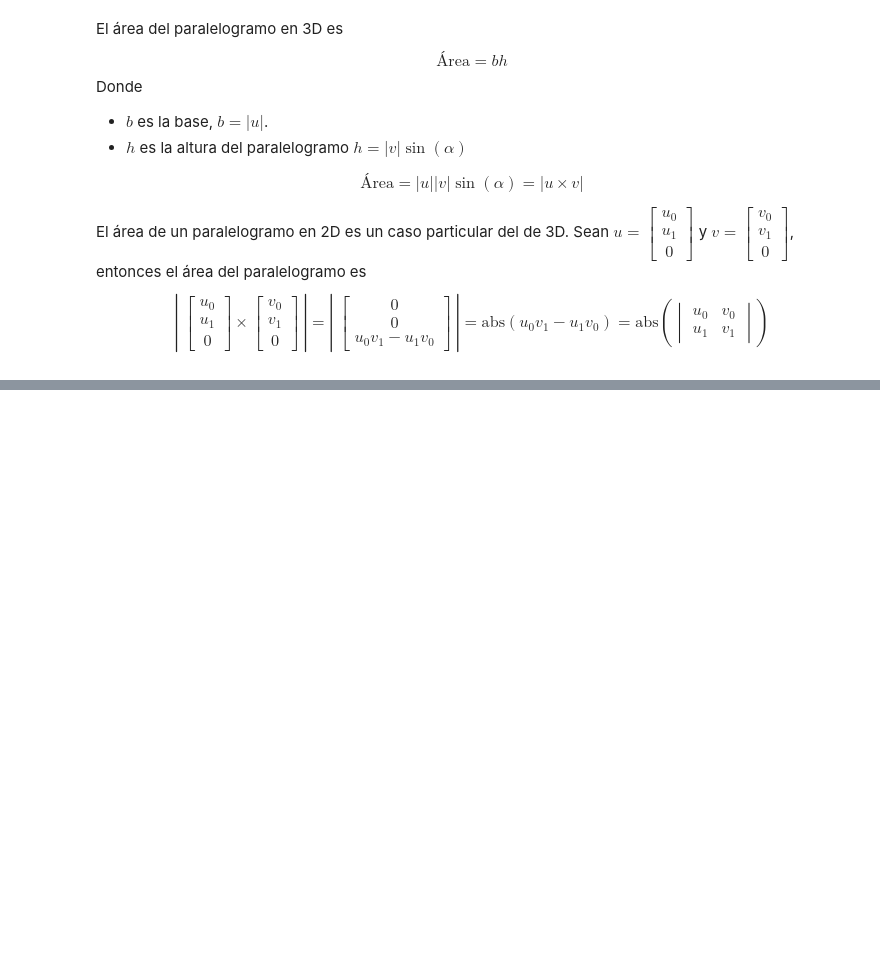
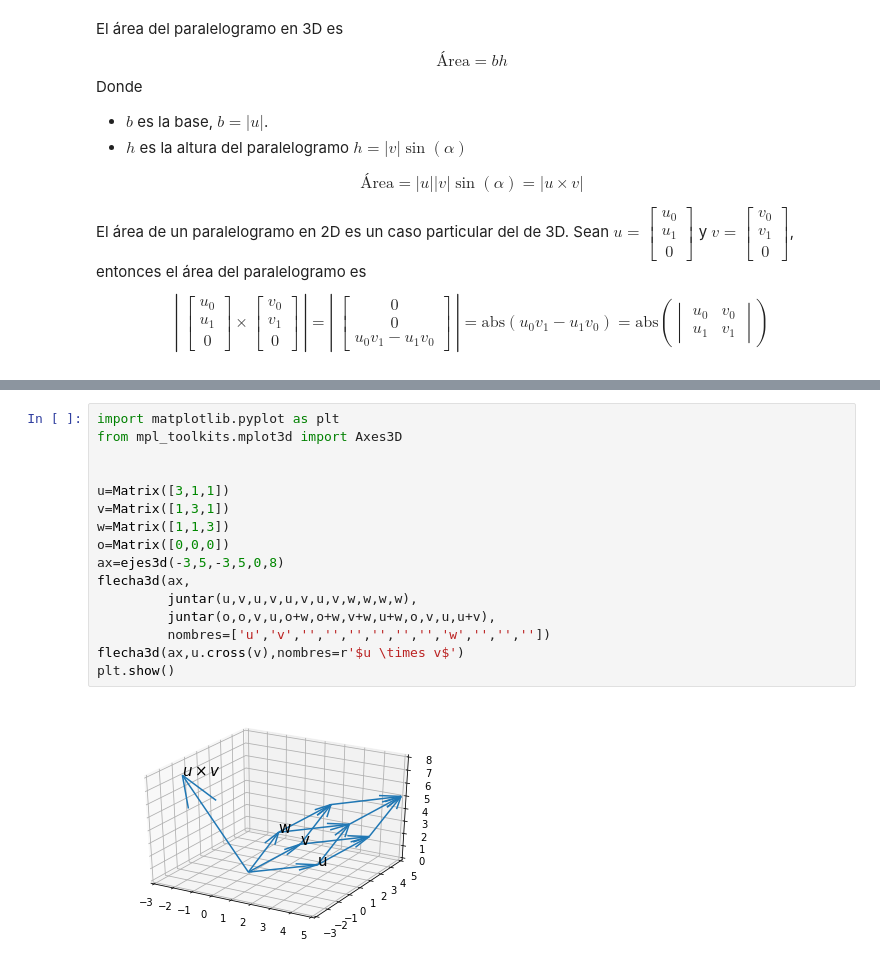
Before and after one commit to GerardoMunoz/AlgLin_2025, a Jupyter notebook: Producto_Cruz.ipynb, the cells around one changed output, grey strips where cells are left out. Cells and saved outputs as stored; diff of their text form; blank space fills up the shorter version.

```diff
--- a/Producto_Cruz.ipynb
+++ b/Producto_Cruz.ipynb
@@ -268,0 +295,18 @@ $$\left| \ \begin{bmatrix}u_0\\u_1\\0\end{bmatrix} \times \begin{bmatrix}v_0\\v_
+# %%
+import matplotlib.pyplot as plt
+from mpl_toolkits.mplot3d import Axes3D
+
+
+u=Matrix([3,1,1])
+v=Matrix([1,3,1])
+w=Matrix([1,1,3])
+o=Matrix([0,0,0])
+ax=ejes3d(-3,5,-3,5,0,8)
+flecha3d(ax,
+         juntar(u,v,u,v,u,v,u,v,w,w,w,w),
+         juntar(o,o,v,u,o+w,o+w,v+w,u+w,o,v,u,u+v),
+         nombres=['u','v','','','','','','','w','','',''])
+flecha3d(ax,u.cross(v),nombres=r'$u \times v$')
+plt.show()
+# %% [output]
+[figure, added]
```
Also changed, not shown: parts of 10 cells of this notebook.
